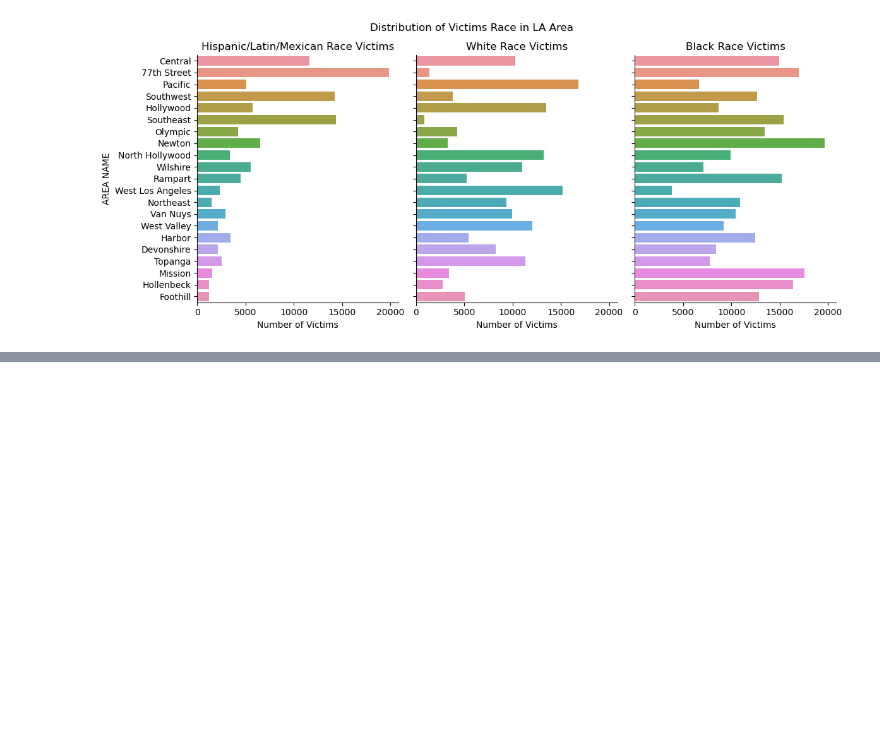
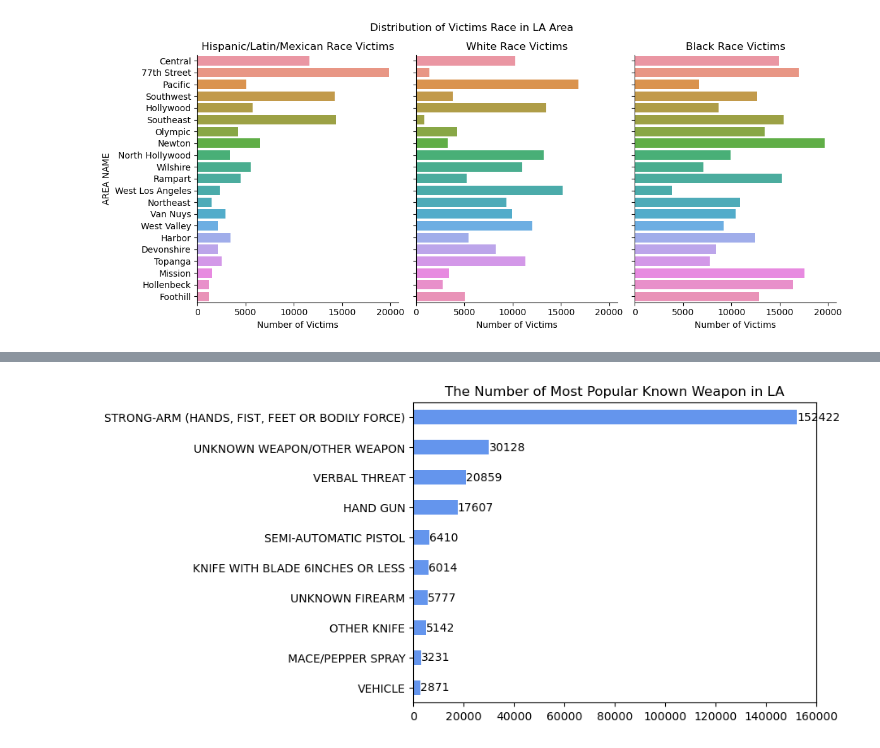
Before and after one commit to MiaL7/Crime-Data-Analysis, a Jupyter notebook: data_analyze.ipynb, the cells around one changed output, grey strips where cells are left out. Drawn from its saved outputs; the diff is of its cells as text; code cells hidden in the pictures; blank space fills up the shorter version.

```diff
--- a/data_analyze.ipynb
+++ b/data_analyze.ipynb
@@ -139,0 +222,8 @@ plt.show()
+# %%
+ax = df[df['Weapon Desc'] != 'UNKNOWN']['Weapon Desc'].value_counts()[:10].plot.barh(color = 'cornflowerblue')
+ax.bar_label(ax.containers[0])
+ax.invert_yaxis()
+plt.title('The Number of Most Popular Known Weapon in LA')
+plt.savefig('./fig/Number_of_Differnet_known_Weapon.png',bbox_inches = 'tight')
+# %% [output]
+[figure, added]
```
Also changed, not shown: parts of 14 cells of this notebook, 12 other files.
